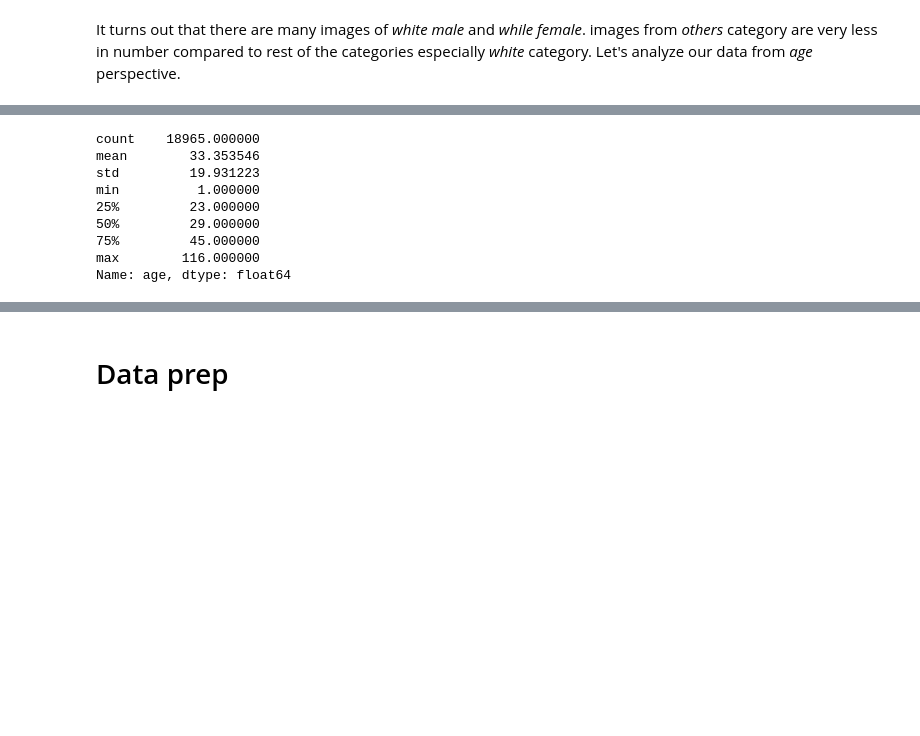
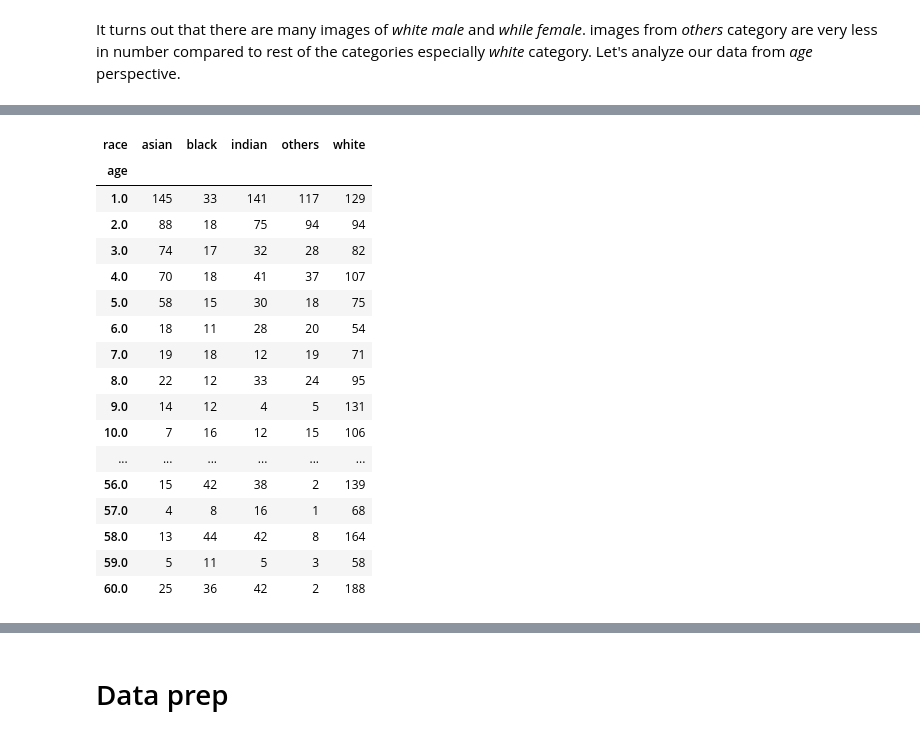
Before and after one commit to OnHoliday/DeepLearning_CNN, a Jupyter notebook: jupyter/notebook.ipynb, the cells around one changed output, grey strips where cells are left out. Saved outputs shown, nothing was run; the diff lists cells and outputs as text; code cells hidden in the pictures; blank space fills up the shorter version.

```diff
--- a/jupyter/notebook.ipynb
+++ b/jupyter/notebook.ipynb
@@ -133,12 +197,22 @@ AttributeError: 'Series' object has no attribute 'barplot'
-# %%
-df['age'].describe()
-# %% [output]
-count    18965.000000
-mean        33.353546
-std         19.931223
-min          1.000000
-25%         23.000000
-50%         29.000000
-75%         45.000000
-max        116.000000
-Name: age, dtype: float64
+# %%
+#df['age'].hist()
+pd.crosstab(df['age'], df['race'])
+# %% [output]
+| race | asian | black | indian | others | white |
+| age |  |  |  |  |  |
+| 1.0 | 145 | 33 | 141 | 117 | 129 |
+| 2.0 | 88 | 18 | 75 | 94 | 94 |
+| 3.0 | 74 | 17 | 32 | 28 | 82 |
+| 4.0 | 70 | 18 | 41 | 37 | 107 |
+| 5.0 | 58 | 15 | 30 | 18 | 75 |
+| 6.0 | 18 | 11 | 28 | 20 | 54 |
+| 7.0 | 19 | 18 | 12 | 19 | 71 |
+| 8.0 | 22 | 12 | 33 | 24 | 95 |
+| 9.0 | 14 | 12 | 4 | 5 | 131 |
+| 10.0 | 7 | 16 | 12 | 15 | 106 |
+| ... | ... | ... | ... | ... | ... |
+| 56.0 | 15 | 42 | 38 | 2 | 139 |
+| 57.0 | 4 | 8 | 16 | 1 | 68 |
+| 58.0 | 13 | 44 | 42 | 8 | 164 |
+| 59.0 | 5 | 11 | 5 | 3 | 58 |
+| 60.0 | 25 | 36 | 42 | 2 | 188 |
```
Also changed, not shown: parts of 24 cells of this notebook, 3 other files.
